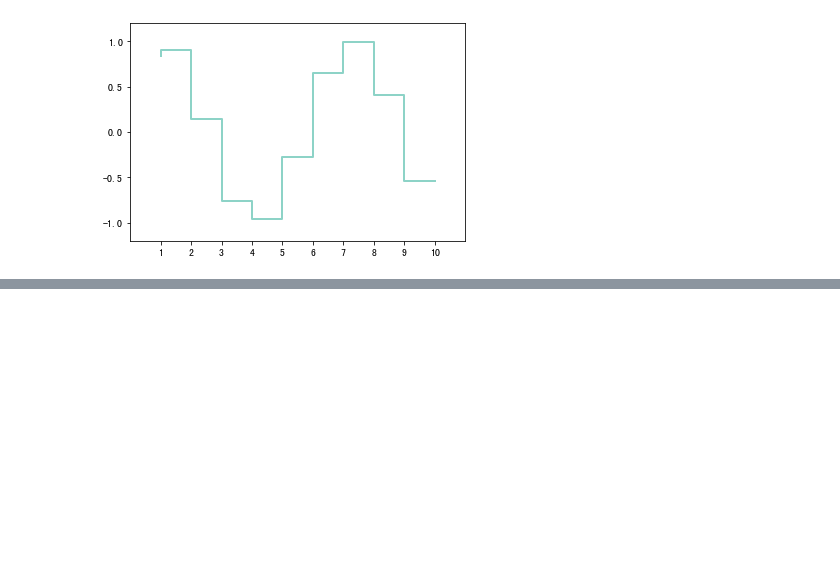
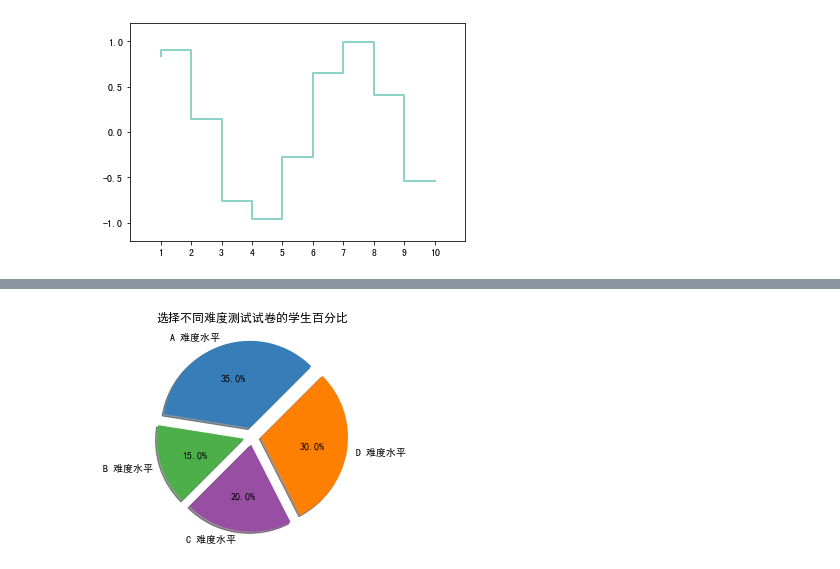
Before and after one commit to Mark-Walen/matplotlib-app, a Jupyter notebook: paragraph-3/matplotlib_bar_usage.ipynb, the cells around one changed output, grey strips where cells are left out. Cells and saved outputs as stored; diff of their text form; code cells hidden in the pictures; blank space fills up the shorter version.

```diff
--- a/paragraph-3/matplotlib_bar_usage.ipynb
+++ b/paragraph-3/matplotlib_bar_usage.ipynb
@@ -301,0 +438,21 @@ plt.show()
+# %%
+import matplotlib.pyplot as plt
+import matplotlib as mpl
+
+mpl.rcParams["font.sans-serif"] = ["SimHei"]
+mpl.rcParams["axes.unicode_minus"] = False
+
+labels = "A 难度水平", "B 难度水平", "C 难度水平", "D 难度水平"
+
+students = [0.35, 0.15, 0.20, 0.30]
+colors = ["#377eb8", "#4daf4a", "#984ea3", "#ff7f00"]
+explode = (0.1, 0.1, 0.1, 0.1)
+
+# exploded pie char
+plt.pie(students, explode=explode, labels=labels, autopct="%3.1f%%", startangle=45, shadow=True, colors=colors)
+
+plt.title("选择不同难度测试试卷的学生百分比")
+
+plt.show()
+# %% [output]
+[figure, added]
```
Also changed, not shown: parts of 15 cells of this notebook, 1 other file.
